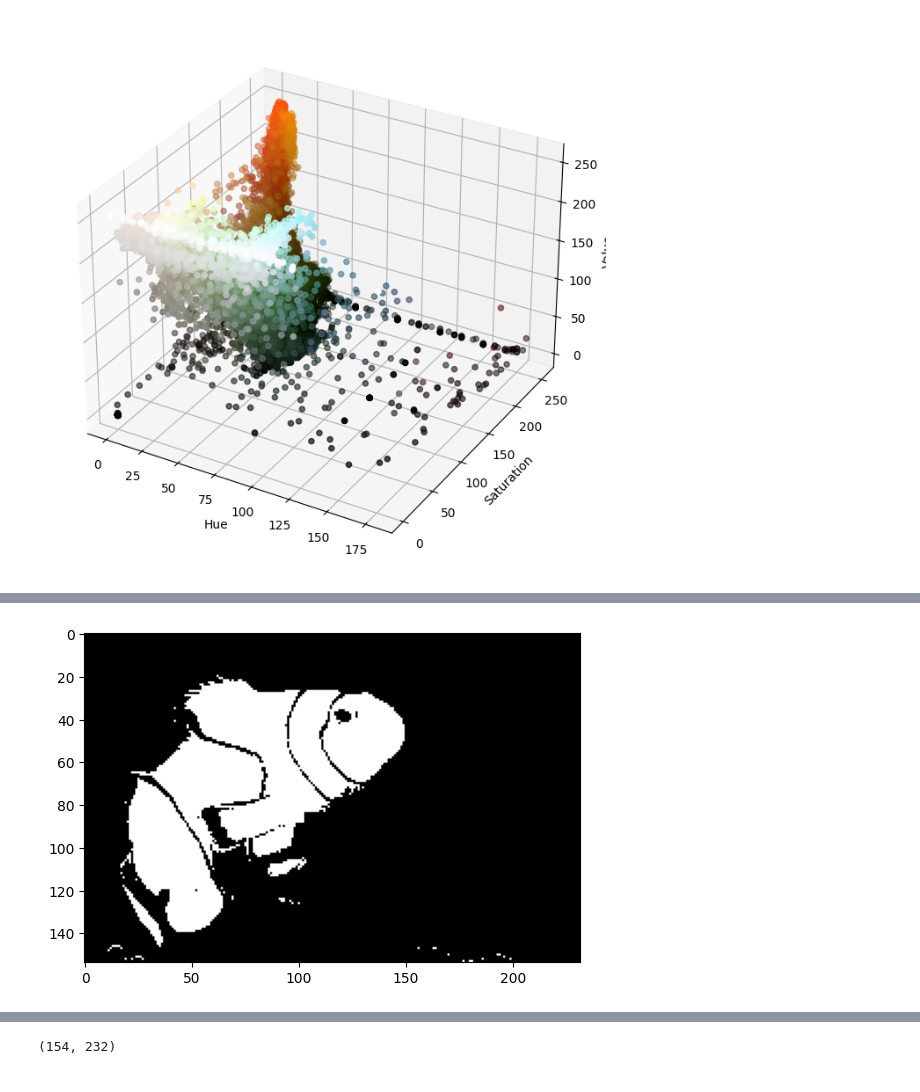
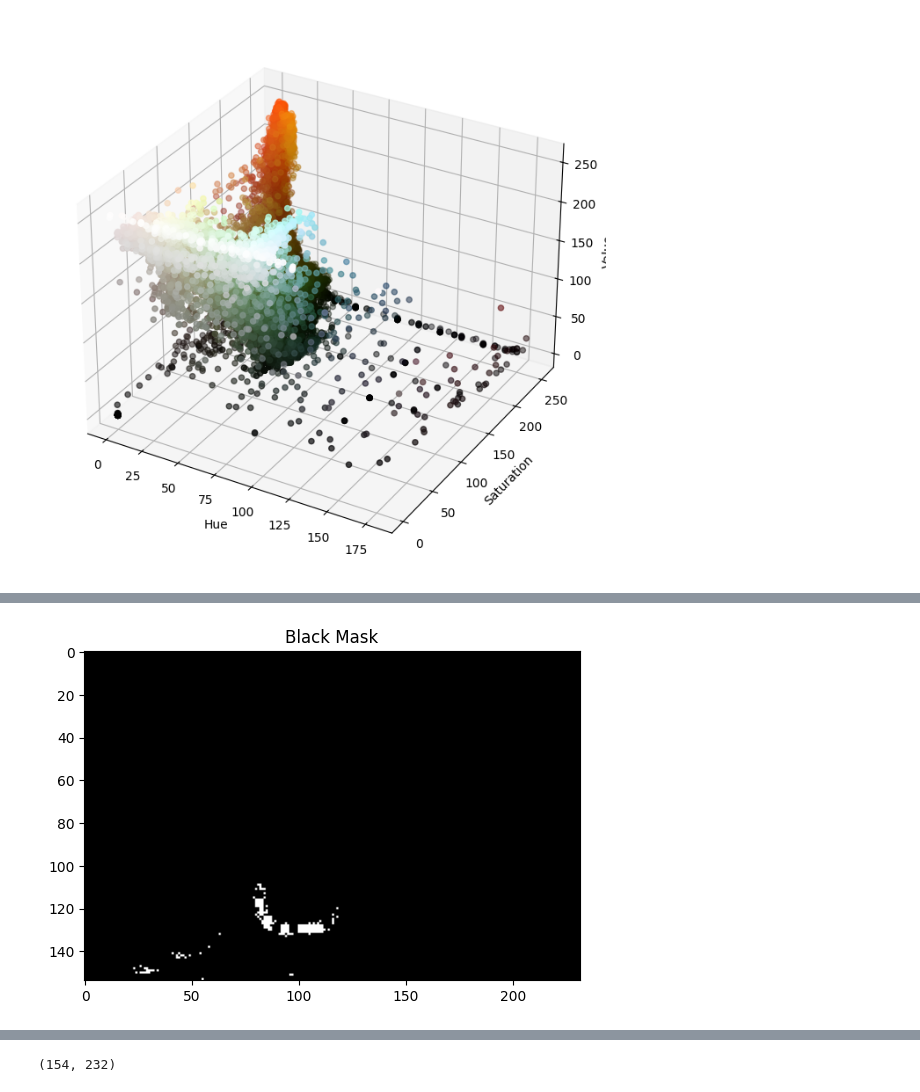
Before and after one commit to Shima-Bazzazan/Pylearn, a Jupyter notebook: 6.MachineLearning/Assignment_43/finding_Nemo/finding_nemo_KNN.ipynb, the cells around one changed output, grey strips where cells are left out. Drawn from its saved outputs; the diff is of its cells as text; code cells hidden in the pictures.

```diff
--- a/6.MachineLearning/Assignment_43/finding_Nemo/finding_nemo_KNN.ipynb
+++ b/6.MachineLearning/Assignment_43/finding_Nemo/finding_nemo_KNN.ipynb
@@ -75,13 +77,13 @@ plt.show()
 # %%
 light_black = (0, 0, 0)
-dark_black = (350,290,180)
+dark_black = (255,250,5)
 
 mask_black = cv2.inRange(nemo_hsv, light_black, dark_black)
-mask_black = cv2.bitwise_not(mask_black)
 plt.imshow(mask_black, cmap='gray')
+plt.title("Black Mask")
 plt.show()
 # %% [output]
-[figure, old version]
+[figure, new version]
 # %%
 final_mask = mask_orange + mask_white + mask_black
 plt.imshow(final_mask, cmap='gray')
```
Also changed, not shown: parts of 23 cells of this notebook, 10 other files.
